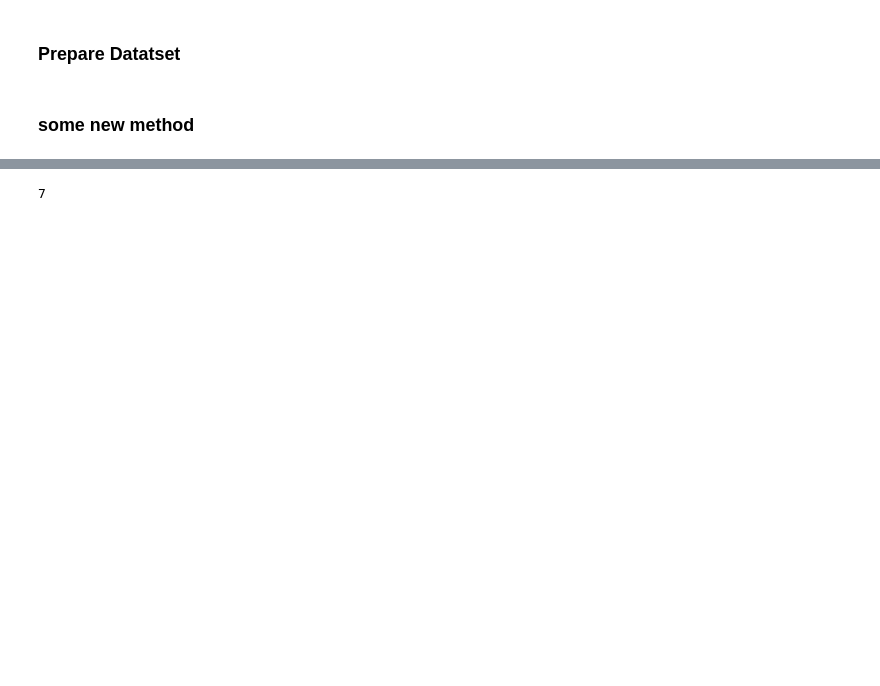
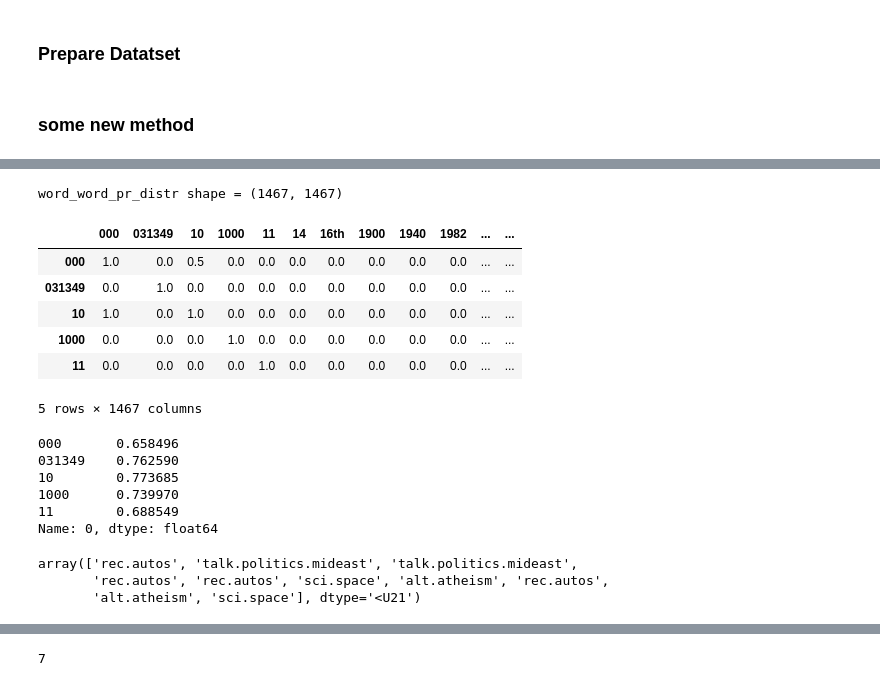
Before and after one commit to iamr0b0tx/topic_modeler, a Jupyter notebook: topic_modeler.ipynb, the cells around one changed output, grey strips where cells are left out. Drawn from its saved outputs; the diff is of its cells as text; code cells hidden in the pictures; blank space fills up the shorter version.

```diff
--- a/topic_modeler.ipynb
+++ b/topic_modeler.ipynb
@@ -167,0 +160,46 @@ wdf_train.head()
+# %%
+wdt_train = wdf_train.copy()
+wdt_test = wdf_test.copy()
+
+wdt_test["__labels__"] = y_test
+wdt_train["__labels__"] = y_train
+
+word_doc_count = wdf_train.sum(0)
+word_word_pr_distr = pd.DataFrame(data=0.0, columns=vocabulary, index=vocabulary)
+
+for word in tqdm(vocabulary):
+    pxy = wdf_train[wdf_train[word] > 0].sum(0) / word_doc_count[word]
+#     pxy = (wdf_train.T * wdf_train[word]).sum(1)/ word_doc_count[word]
+    word_word_pr_distr[word] = pxy * (word_doc_count[word] / word_doc_count)
+
+print(f"word_word_pr_distr shape = {word_word_pr_distr.shape}")
+# %% [output]
+word_word_pr_distr shape = (1467, 1467)
+# %%
+word_word_pr_distr.head()
+# %% [output]
+|  | 000 | 031349 | 10 | 1000 | 11 | 14 | 16th | 1900 | 1940 | 1982 | ... | ... |
+| 000 | 1.0 | 0.0 | 0.5 | 0.0 | 0.0 | 0.0 | 0.0 | 0.0 | 0.0 | 0.0 | ... | ... |
+| 031349 | 0.0 | 1.0 | 0.0 | 0.0 | 0.0 | 0.0 | 0.0 | 0.0 | 0.0 | 0.0 | ... | ... |
+| 10 | 1.0 | 0.0 | 1.0 | 0.0 | 0.0 | 0.0 | 0.0 | 0.0 | 0.0 | 0.0 | ... | ... |
+| 1000 | 0.0 | 0.0 | 0.0 | 1.0 | 0.0 | 0.0 | 0.0 | 0.0 | 0.0 | 0.0 | ... | ... |
+| 11 | 0.0 | 0.0 | 0.0 | 0.0 | 1.0 | 0.0 | 0.0 | 0.0 | 0.0 | 0.0 | ... | ... |
+5 rows × 1467 columns
+# %%
+entropy_values = calculate_entropy(word_word_pr_distr, axis=0) * calculate_entropy(word_word_pr_distr, axis=1)
+entropy_values_norm = (entropy_values.max() - entropy_values) / entropy_values.max()
+entropy_values_norm = pd.DataFrame(data=entropy_values_norm, index=word_word_pr_distr.columns)[0]
+entropy_values_norm.head()
+# %% [output]
+000       0.658496
+031349    0.762590
+10        0.773685
+1000      0.739970
+11        0.688549
+Name: 0, dtype: float64
+# %%
+y_train[:10]
+# %% [output]
+array(['rec.autos', 'talk.politics.mideast', 'talk.politics.mideast',
+       'rec.autos', 'rec.autos', 'sci.space', 'alt.atheism', 'rec.autos',
+       'alt.atheism', 'sci.space'], dtype='<U21')
```
Also changed, not shown: parts of 37 cells of this notebook.
